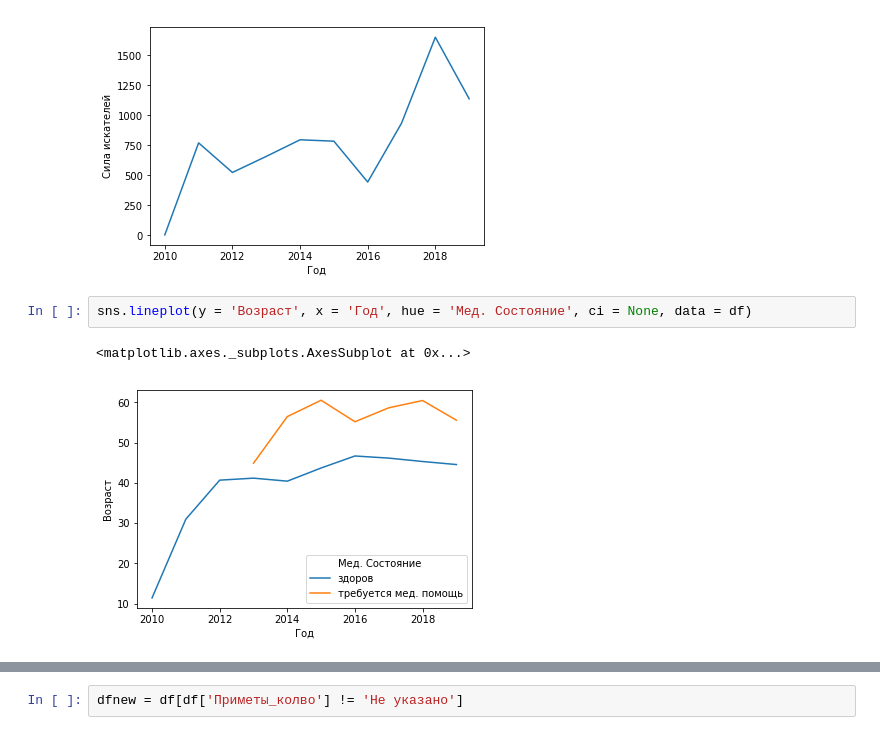
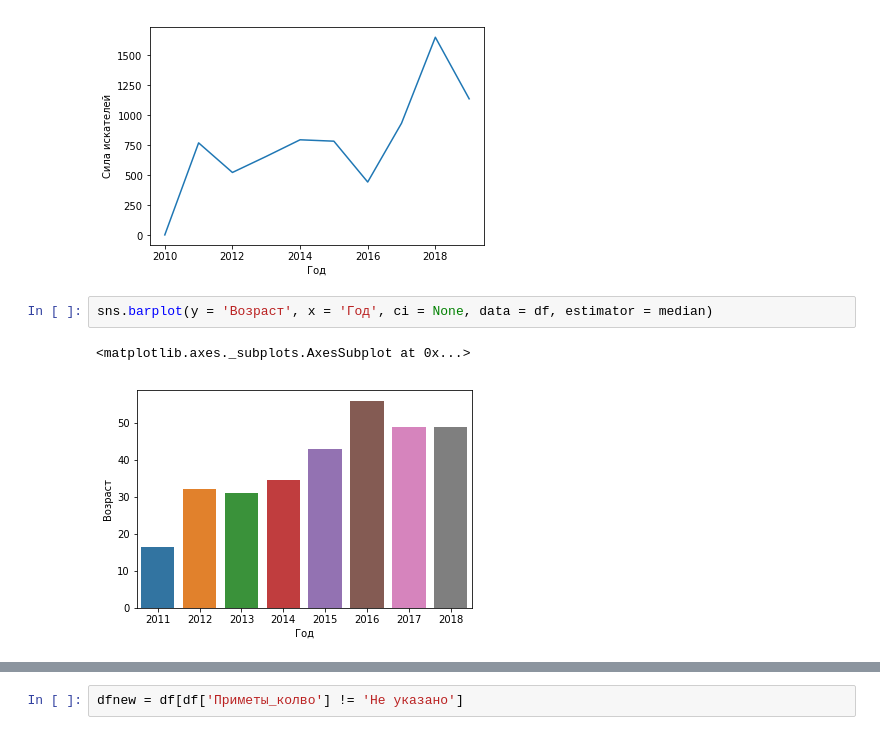
Before and after one commit to babkengithub/Liza-Alert, a Jupyter notebook: Graphix-Kolay.ipynb, the cells around one changed output, grey strips where cells are left out. Cells and saved outputs as stored; diff of their text form.

```diff
--- a/Graphix-Kolay.ipynb
+++ b/Graphix-Kolay.ipynb
@@ -96,7 +144,7 @@ sns.lineplot(y = 'Сила искателей', x = 'Год', ci = None, data =
 <matplotlib.axes._subplots.AxesSubplot at 0x...>
 [figure]
 # %%
-sns.lineplot(y = 'Возраст', x = 'Год', hue = 'Мед. Состояние', ci = None, data = df)
+sns.barplot(y = 'Возраст', x = 'Год', ci = None, data = df, estimator = median)
 # %% [output]
 <matplotlib.axes._subplots.AxesSubplot at 0x...>
-[figure, old version]
+[figure, new version]
```
Also changed, not shown: parts of 15 cells of this notebook.
